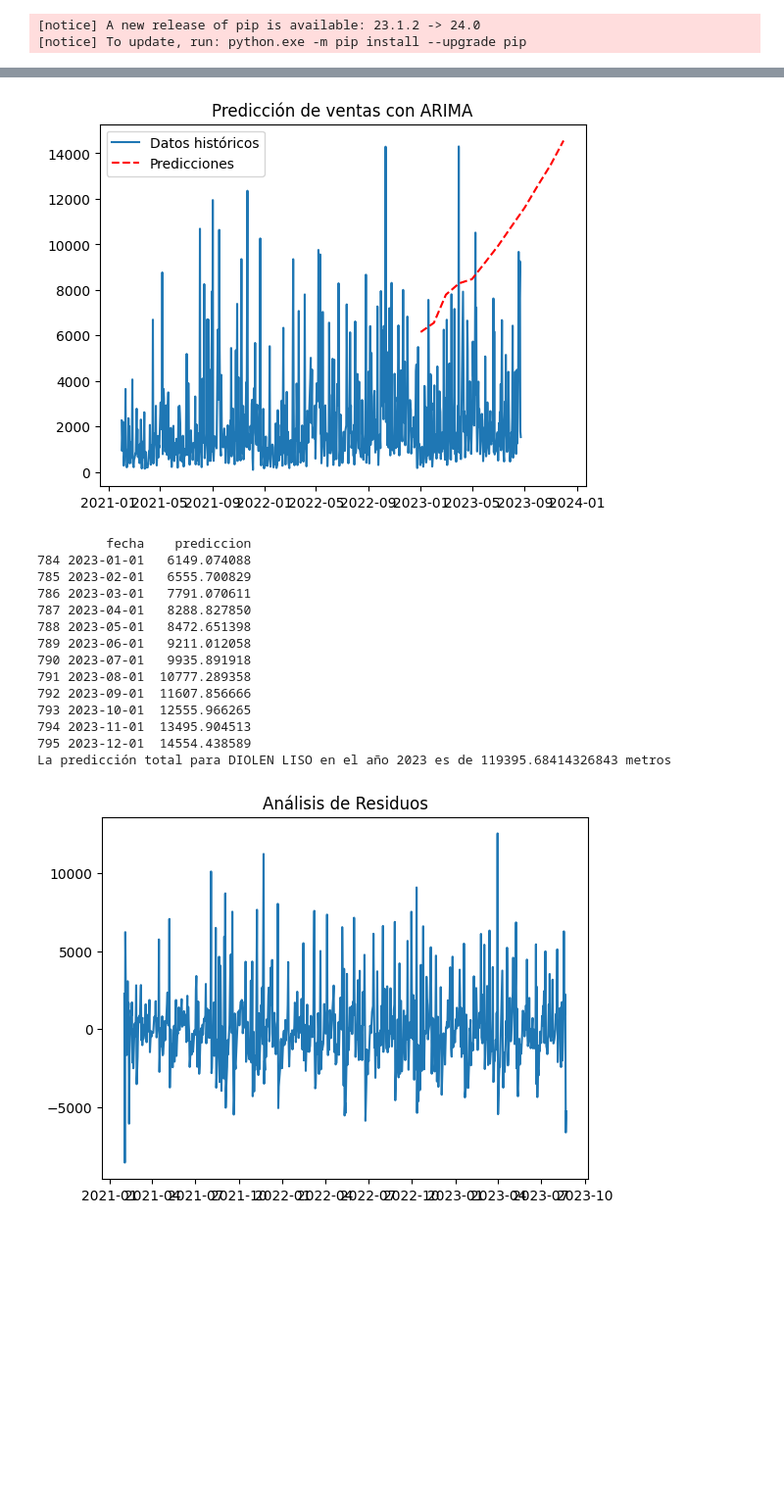
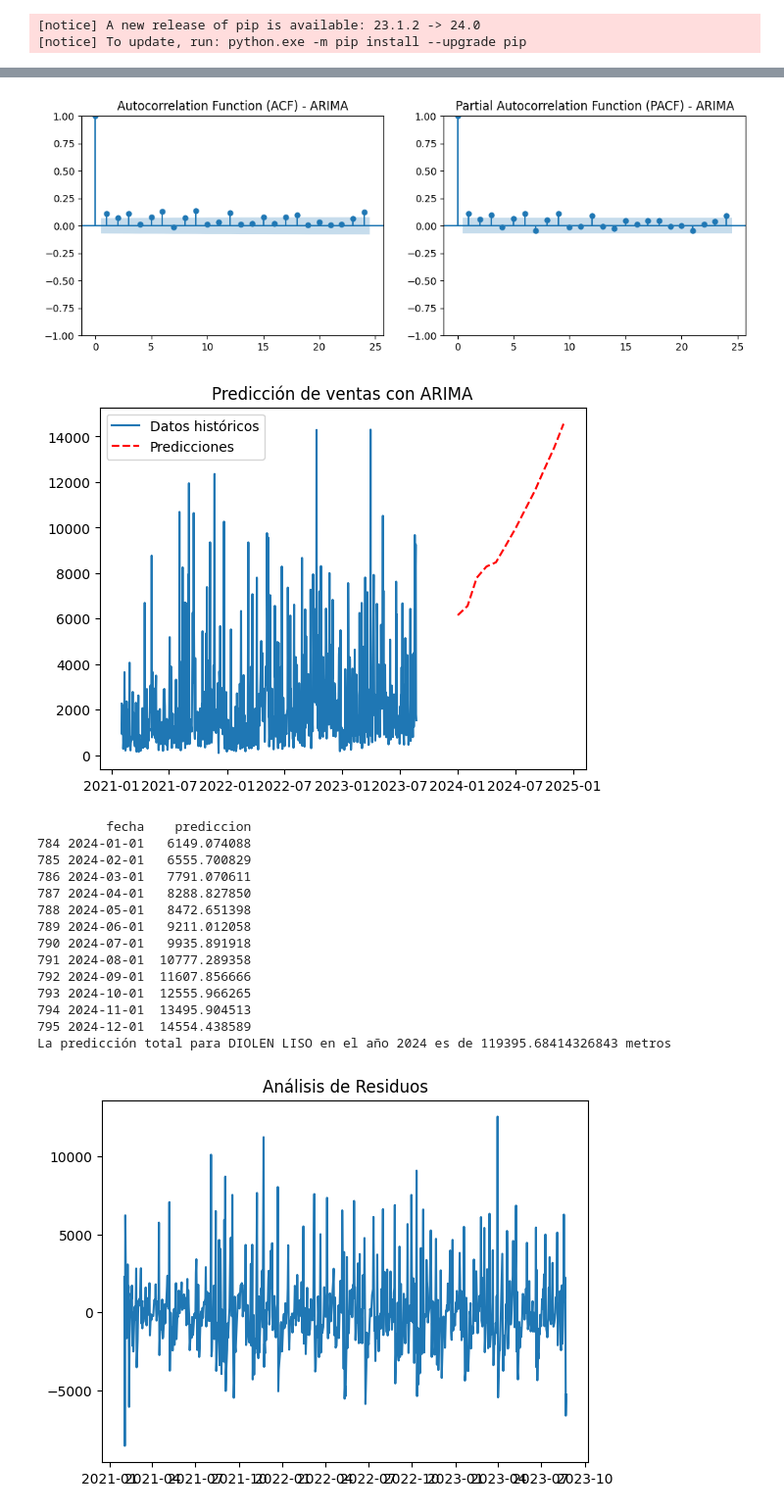
Before and after one commit to nicolasvargaszz/stock-MachineLearning, a Jupyter notebook: datoslimpios.ipynb, the cells around one changed output, grey strips where cells are left out. Shown at 98% size. Cells and saved outputs as stored; diff of their text form; code cells hidden in the pictures; blank space fills up the shorter version.

```diff
--- a/datoslimpios.ipynb
+++ b/datoslimpios.ipynb
@@ -300,4 +300,4 @@ df_otono_invierno
 997059 rows × 11 columns
 # %%
 columnas_seleccionadas = ['descrip', 'fecha', 'cantidad']
-df = datos_limpios.loc[:, columnas_seleccionadas]
+df_resumido = datos_limpios.loc[:, columnas_seleccionadas]
@@ -320,7 +320,7 @@ df
 # %%
-df.sort_values(by='fecha',inplace=True)
+df_resumido.sort_values(by='fecha',inplace=True)
 
-df = df[df['descrip'] == 'DIOLEN LISO']
+df = df_resumido[df_resumido['descrip'] == 'DIOLEN LISO']
 # %%
 import matplotlib.pyplot as plt
 import numpy as np
@@ -391,49 +407,66 @@ nuevo_df = df[df['descrip'] == 'DIOLEN LISO']
 # %%
+import pandas as pd
+from statsmodels.tsa.arima.model import ARIMA
+import matplotlib.pyplot as plt
+from statsmodels.graphics.tsaplots import plot_acf, plot_pacf
+
 # Agrupar por fecha y sumar la cantidad para tener una serie temporal
 time_series = df.groupby('fecha')['cantidad'].sum()
+
+# Visualizar el gráfico de autocorrelación (ACF) para ARIMA
+plt.figure(figsize=(12, 4))
+plt.subplot(121)
+plot_acf(time_series, lags=24, ax=plt.gca(), title='Autocorrelation Function (ACF) - ARIMA')
+
+# Visualizar el gráfico de autocorrelación parcial (PACF) para ARIMA
+plt.subplot(122)
+plot_pacf(time_series, lags=24, ax=plt.gca(), title='Partial Autocorrelation Function (PACF) - ARIMA')
+
+plt.show()
 
 # Entrenar el modelo ARIMA
 model = ARIMA(time_series, order=(1, 5, 10))  # Puedes ajustar los parámetros según sea necesario
 fit_model = model.fit()
 
 # Realizar la predicción para el año 2023 (12 meses)
 future_dates = pd.date_range(start='2024-01-01', periods=12, freq='MS')
 predictions = fit_model.get_forecast(steps=12).predicted_mean
 
 # Crear un DataFrame con las fechas y las predicciones
 predictions_df = pd.DataFrame({'fecha': future_dates, 'prediccion': predictions})
 
 # Sumar las predicciones para el año 2023
 total_prediccion_2023 = predictions_df['prediccion'].sum()
 
 # Visualizar los resultados
 plt.plot(time_series.index, time_series, label='Datos históricos')
 plt.plot(predictions_df['fecha'], predictions_df['prediccion'], label='Predicciones', linestyle='--', color='red')
 plt.legend()
 plt.title('Predicción de ventas con ARIMA')
 plt.show()
 
 # Mostrar el DataFrame de predicciones
 print(predictions_df)
 
-# Imprimir la suma total de las predicciones para el año 2024
-print(f"La predicción total para {df['descrip'].iloc[0]} en el año 2023 es de {total_prediccion_2023} metros")
+# Imprimir la suma total de las predicciones para el año 2023
+print(f"La predicción total para {df['descrip'].iloc[0]} en el año 2024 es de {total_prediccion_2023} metros")
 # %% [output]
-[figure, old version]
+[figure, new version]
+[figure, added]
          fecha    prediccion
-784 2023-01-01   6149.074088
-785 2023-02-01   6555.700829
-786 2023-03-01   7791.070611
-787 2023-04-01   8288.827850
-788 2023-05-01   8472.651398
-789 2023-06-01   9211.012058
-790 2023-07-01   9935.891918
-791 2023-08-01  10777.289358
-792 2023-09-01  11607.856666
-793 2023-10-01  12555.966265
-794 2023-11-01  13495.904513
-795 2023-12-01  14554.438589
-La predicción total para DIOLEN LISO en el año 2023 es de 119395.68414326843 metros
+784 2024-01-01   6149.074088
+785 2024-02-01   6555.700829
+786 2024-03-01   7791.070611
+787 2024-04-01   8288.827850
+788 2024-05-01   8472.651398
+789 2024-06-01   9211.012058
+790 2024-07-01   9935.891918
+791 2024-08-01  10777.289358
+792 2024-09-01  11607.856666
+793 2024-10-01  12555.966265
+794 2024-11-01  13495.904513
+795 2024-12-01  14554.438589
+La predicción total para DIOLEN LISO en el año 2024 es de 119395.68414326843 metros
 # %%
 # Análisis de residuos
 residuals = time_series - fit_model.fittedvalues
```
Also changed, not shown: parts of 6 cells of this notebook.
